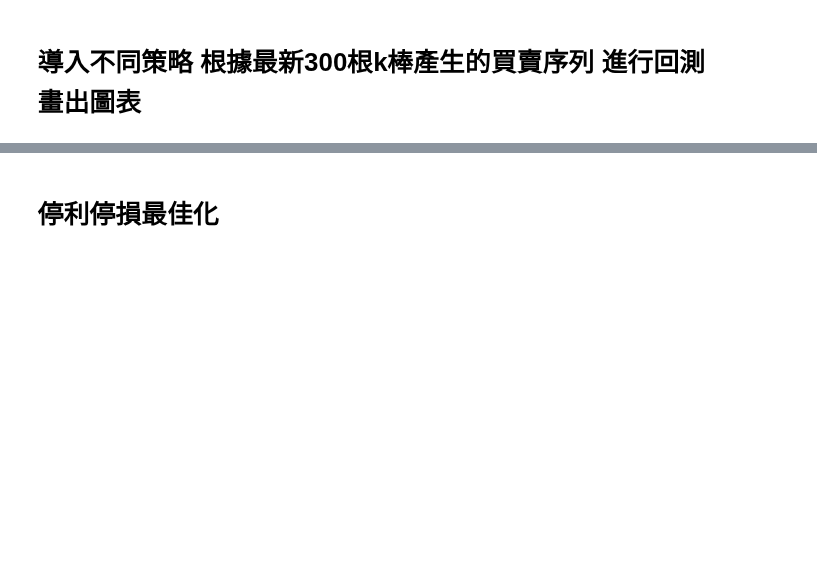
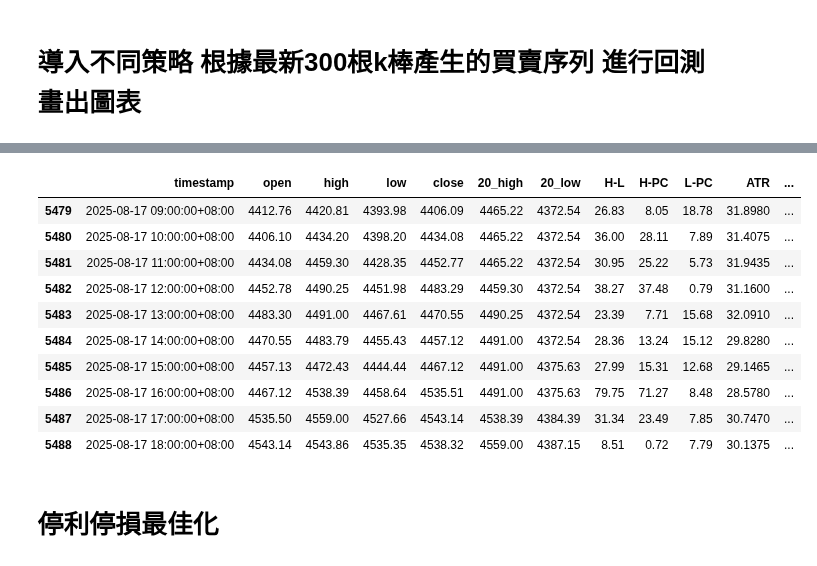
Before and after one commit to skywalker0803r/Vedanta, a Jupyter notebook: backtest_usage.ipynb, the cells around one changed output, grey strips where cells are left out. Cells and saved outputs as stored; diff of their text form; code cells hidden in the pictures; blank space fills up the shorter version.

```diff
--- a/backtest_usage.ipynb
+++ b/backtest_usage.ipynb
@@ -80,3 +80,17 @@ display(df_signals.loc[df_signals['signal']!=0,['timestamp','signal','close','re
+# %%
+df_signals.tail(10)
+# %% [output]
+|  | timestamp | open | high | low | close | 20_high | 20_low | H-L | H-PC | L-PC | ATR | ... |
+| 5479 | 2025-08-17 09:00:00+08:00 | 4412.76 | 4420.81 | 4393.98 | 4406.09 | 4465.22 | 4372.54 | 26.83 | 8.05 | 18.78 | 31.8980 | ... |
+| 5480 | 2025-08-17 10:00:00+08:00 | 4406.10 | 4434.20 | 4398.20 | 4434.08 | 4465.22 | 4372.54 | 36.00 | 28.11 | 7.89 | 31.4075 | ... |
+| 5481 | 2025-08-17 11:00:00+08:00 | 4434.08 | 4459.30 | 4428.35 | 4452.77 | 4465.22 | 4372.54 | 30.95 | 25.22 | 5.73 | 31.9435 | ... |
+| 5482 | 2025-08-17 12:00:00+08:00 | 4452.78 | 4490.25 | 4451.98 | 4483.29 | 4459.30 | 4372.54 | 38.27 | 37.48 | 0.79 | 31.1600 | ... |
+| 5483 | 2025-08-17 13:00:00+08:00 | 4483.30 | 4491.00 | 4467.61 | 4470.55 | 4490.25 | 4372.54 | 23.39 | 7.71 | 15.68 | 32.0910 | ... |
+| 5484 | 2025-08-17 14:00:00+08:00 | 4470.55 | 4483.79 | 4455.43 | 4457.12 | 4491.00 | 4372.54 | 28.36 | 13.24 | 15.12 | 29.8280 | ... |
+| 5485 | 2025-08-17 15:00:00+08:00 | 4457.13 | 4472.43 | 4444.44 | 4467.12 | 4491.00 | 4375.63 | 27.99 | 15.31 | 12.68 | 29.1465 | ... |
+| 5486 | 2025-08-17 16:00:00+08:00 | 4467.12 | 4538.39 | 4458.64 | 4535.51 | 4491.00 | 4375.63 | 79.75 | 71.27 | 8.48 | 28.5780 | ... |
+| 5487 | 2025-08-17 17:00:00+08:00 | 4535.50 | 4559.00 | 4527.66 | 4543.14 | 4538.39 | 4384.39 | 31.34 | 23.49 | 7.85 | 30.7470 | ... |
+| 5488 | 2025-08-17 18:00:00+08:00 | 4543.14 | 4543.86 | 4535.35 | 4538.32 | 4559.00 | 4387.15 | 8.51 | 0.72 | 7.79 | 30.1375 | ... |
 # %% [markdown]
 # 停利停損最佳化
 # %%
```
Also changed, not shown: parts of 1 cell of this notebook, 3 other files.
